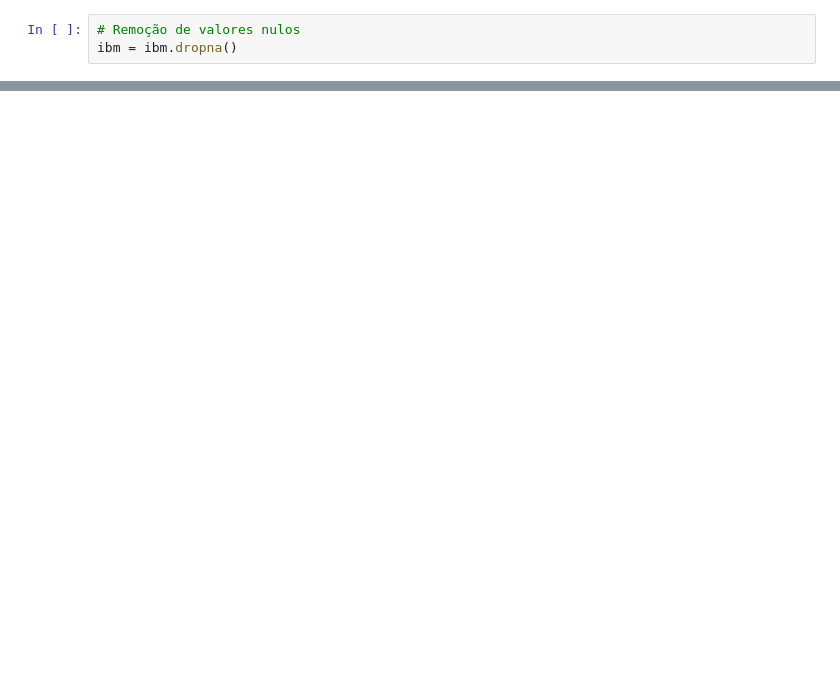
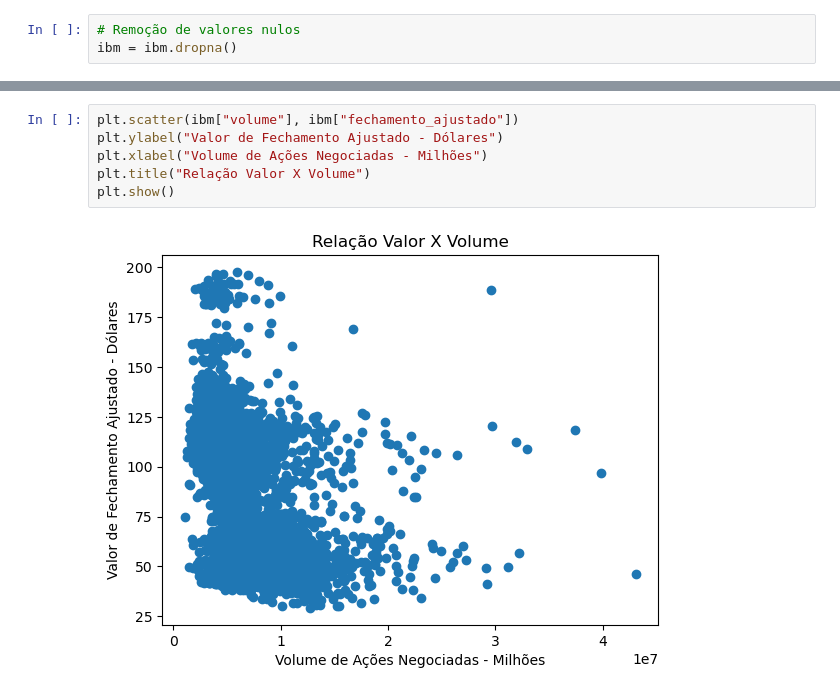
Before and after one commit to PedroJunior56/Projeto-Aplicado-II, a Jupyter notebook: scripts/AED.ipynb, the cells around one changed output, grey strips where cells are left out. Drawn from its saved outputs; the diff is of its cells as text; blank space fills up the shorter version.

```diff
--- a/scripts/AED.ipynb
+++ b/scripts/AED.ipynb
@@ -80,0 +108,8 @@ ibm[['open', 'high', 'low', 'close', 'adj_close']].corr()
+# %%
+plt.scatter(ibm["volume"], ibm["fechamento_ajustado"])
+plt.ylabel("Valor de Fechamento Ajustado - Dólares")
+plt.xlabel("Volume de Ações Negociadas - Milhões")
+plt.title("Relação Valor X Volume")
+plt.show()
+# %% [output]
+[figure, added]
```
Also changed, not shown: parts of 24 cells of this notebook, 5 other files.
